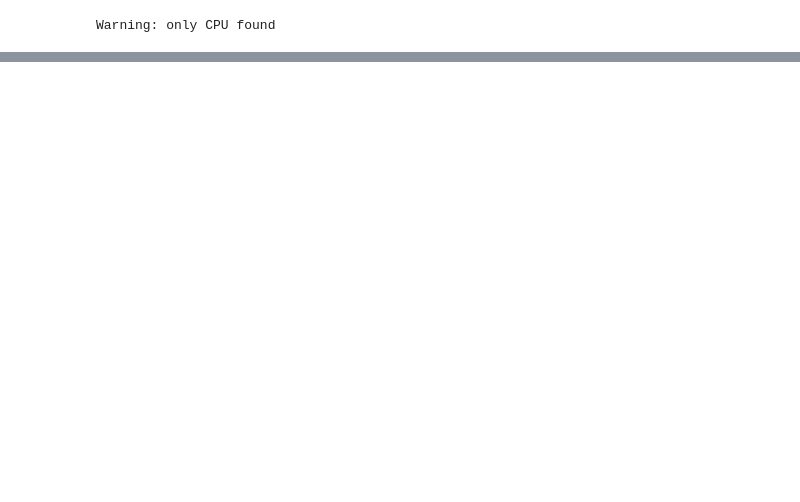
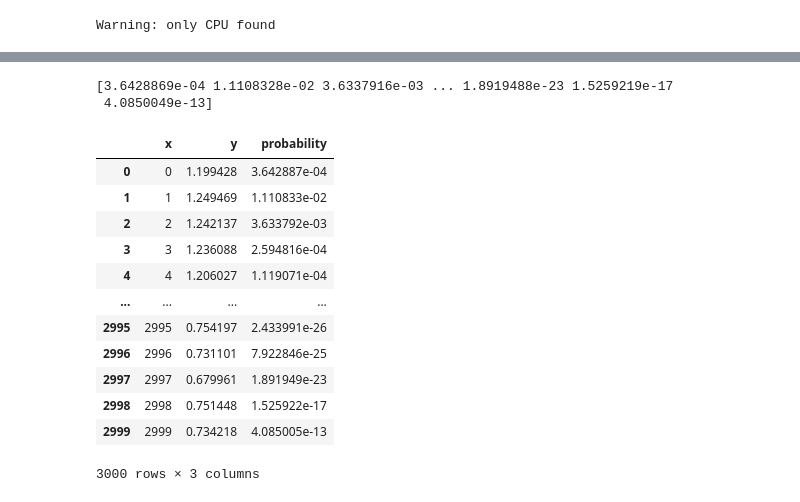
Before and after one commit to s-weissbach/trace_selector, a Jupyter notebook: test.ipynb, the cells around one changed output, grey strips where cells are left out. Drawn from its saved outputs; the diff is of its cells as text; code cells hidden in the pictures; blank space fills up the shorter version.

```diff
--- a/test.ipynb
+++ b/test.ipynb
@@ -439,0 +273,34 @@ plt.show()
+# %%
+data = pd.read_csv('/Users/stephanweissbach/Desktop/results/Coverslip1_evoked_spontan_R5_traces_norm.csv')
+# %%
+pred = model.predict(data['1'].to_numpy())
+# %% [output]
+[3.6428869e-04 1.1108328e-02 3.6337916e-03 ... 1.8919488e-23 1.5259219e-17
+ 4.0850049e-13]
+# %%
+probabilities = model.preds
+# %%
+y_data = data['1'].to_numpy()
+x_data = np.arange(len(y_data))
+# %%
+plot_dataframe = pd.DataFrame({
+    'x' : x_data,
+    'y' : y_data,
+    'probability': probabilities
+})
+# %%
+plot_dataframe
+# %% [output]
+|  | x | y | probability |
+| 0 | 0 | 1.199428 | 3.642887e-04 |
+| 1 | 1 | 1.249469 | 1.110833e-02 |
+| 2 | 2 | 1.242137 | 3.633792e-03 |
+| 3 | 3 | 1.236088 | 2.594816e-04 |
+| 4 | 4 | 1.206027 | 1.119071e-04 |
+| ... | ... | ... | ... |
+| 2995 | 2995 | 0.754197 | 2.433991e-26 |
+| 2996 | 2996 | 0.731101 | 7.922846e-25 |
+| 2997 | 2997 | 0.679961 | 1.891949e-23 |
+| 2998 | 2998 | 0.751448 | 1.525922e-17 |
+| 2999 | 2999 | 0.734218 | 4.085005e-13 |
+3000 rows × 3 columns
```
Also changed, not shown: parts of 22 cells of this notebook, 14 other files.
